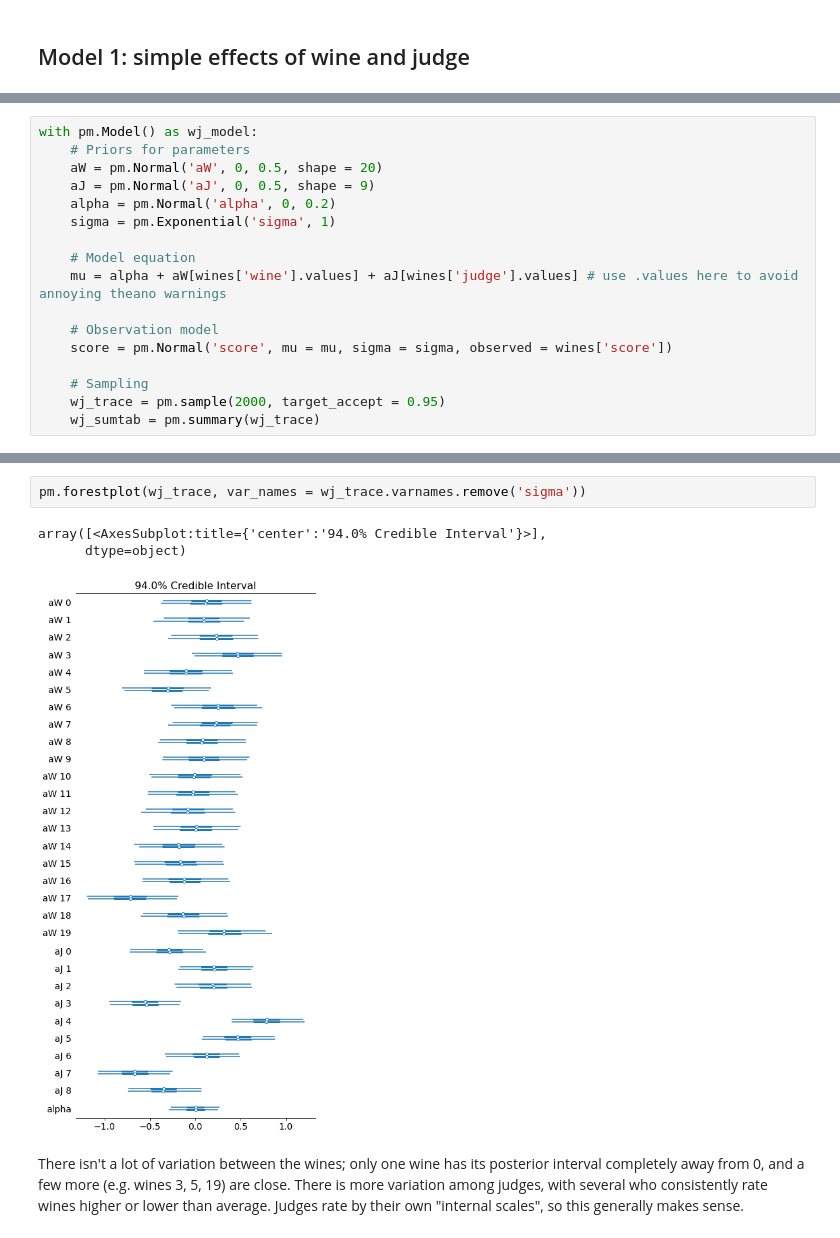
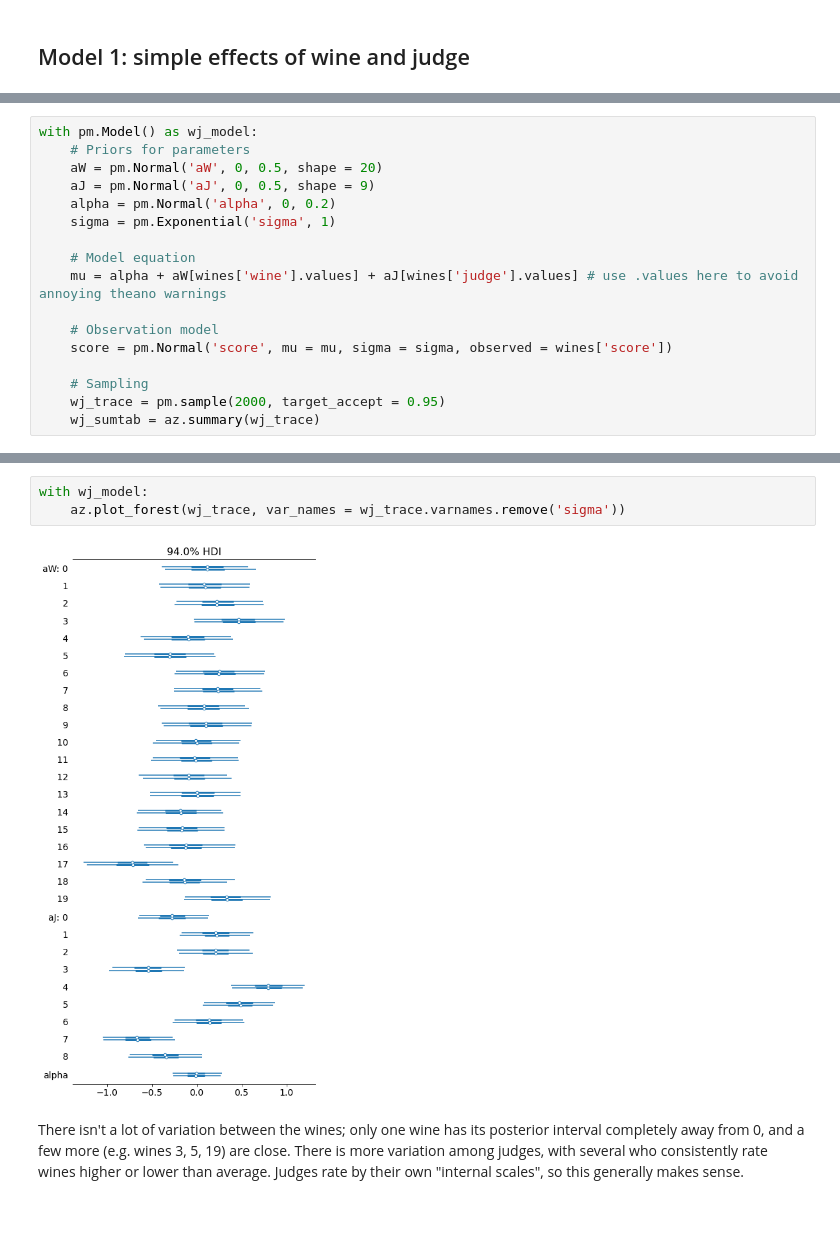
Before and after one commit to mpdylan/INFO510-public, a Jupyter notebook: notebooks/linear_models/wines.ipynb, the cells around one changed output, grey strips where cells are left out. Saved outputs shown, nothing was run; the diff lists cells and outputs as text.

```diff
--- a/notebooks/linear_models/wines.ipynb
+++ b/notebooks/linear_models/wines.ipynb
@@ -73,7 +73,7 @@ with pm.Model() as wj_model:
 
     # Sampling
     wj_trace = pm.sample(2000, target_accept = 0.95)
-    wj_sumtab = pm.summary(wj_trace)
+    wj_sumtab = az.summary(wj_trace)
 # %% [output]
 Auto-assigning NUTS sampler...
 Initializing NUTS using jitter+adapt_diag...
@@ -82,9 +84,8 @@ NUTS: [sigma, alpha, aJ, aW]
 # %%
-pm.forestplot(wj_trace, var_names = wj_trace.varnames.remove('sigma'))
+with wj_model:
+    az.plot_forest(wj_trace, var_names = wj_trace.varnames.remove('sigma'))
 # %% [output]
-array([<AxesSubplot:title={'center':'94.0% Credible Interval'}>],
-      dtype=object)
-[figure, old version]
+[figure, new version]
 # %% [markdown]
 There isn't a lot of variation between the wines; only one wine has its posterior interval completely away from 0, and a few more (e.g. wines 3, 5, 19) are close. There is more variation among judges, with several who consistently rate wines higher or lower than average. Judges rate by their own "internal scales", so this generally makes sense.
 # %% [markdown]
```
Also changed, not shown: parts of 23 cells of this notebook, 14 other files.
